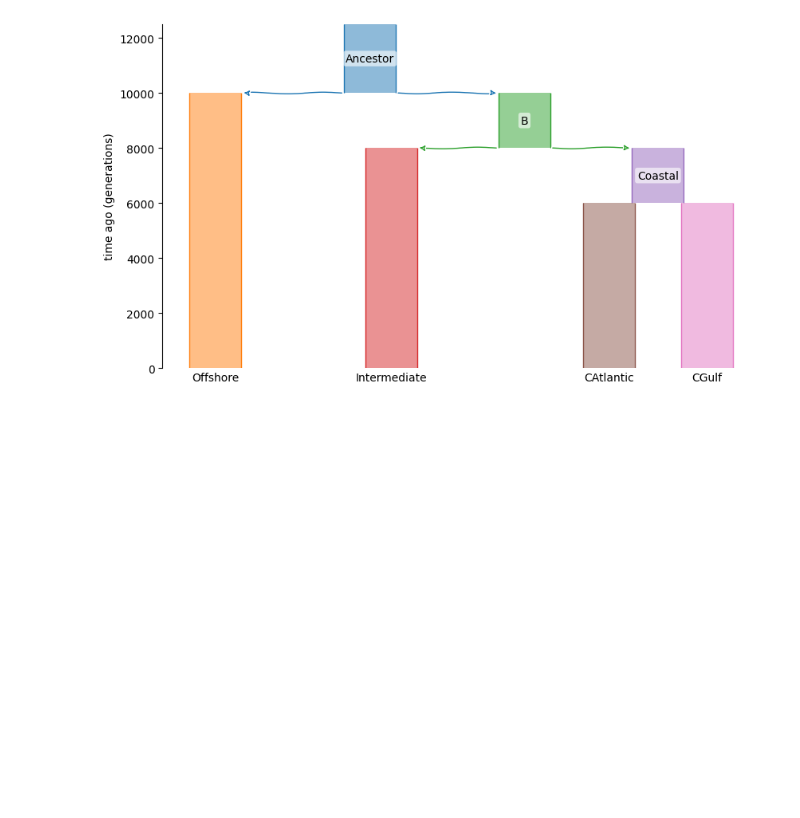
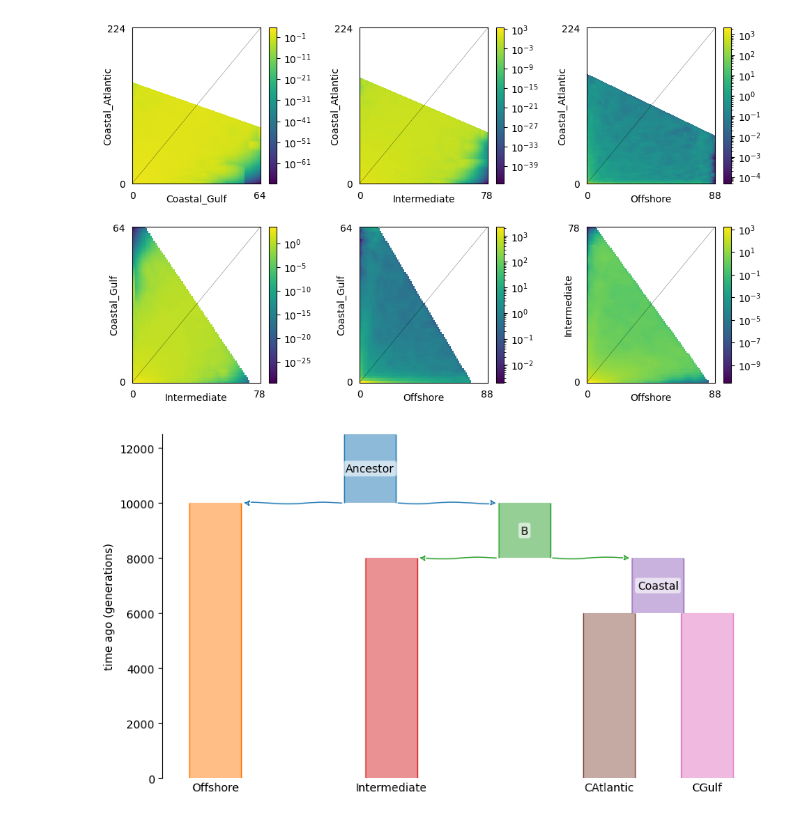
Before and after one commit to rsbrennan-NOAA/SEFSC-MMTD-Tursiops_RAD_popgen, a Jupyter notebook: scripts/demography/moments/moments_01.ipynb, the cells around one changed output. Cells and saved outputs as stored; diff of their text form; code cells hidden in the pictures; blank space fills up the shorter version.

```diff
--- a/scripts/demography/moments/moments_01.ipynb
+++ b/scripts/demography/moments/moments_01.ipynb
@@ -61,2 +8,0 @@ Spectrum([-- 1.1111111111111112 0.6249999999999999 0.4761904761904761
-# %%
-fs = moments.Spectrum(np.ones((5, 5, 5)), pop_ids=["A", "B", "C"])
@@ -100,3 +52,27 @@ data = fs.sample()
+# %%
+
+# List of files
+files = [
+    "/home/rbrennan/Tursiops-RAD-popgen/analysis/moments/fourpop_sfs/dadi/Coastal_Atlantic-Coastal_Gulf.sfs",
+    "/home/rbrennan/Tursiops-RAD-popgen/analysis/moments/fourpop_sfs/dadi/Coastal_Atlantic-Intermediate.sfs",
+    "/home/rbrennan/Tursiops-RAD-popgen/analysis/moments/fourpop_sfs/dadi/Coastal_Atlantic-Offshore.sfs",
+    "/home/rbrennan/Tursiops-RAD-popgen/analysis/moments/fourpop_sfs/dadi/Coastal_Gulf-Intermediate.sfs",
+    "/home/rbrennan/Tursiops-RAD-popgen/analysis/moments/fourpop_sfs/dadi/Coastal_Gulf-Offshore.sfs",
+    "/home/rbrennan/Tursiops-RAD-popgen/analysis/moments/fourpop_sfs/dadi/Intermediate-Offshore.sfs"
+]
+
+# Plot each file one by one
+fig = plt.figure(1, figsize=(10,6))
+fig.clear()
+i=1
+for file in files:
+    fs = moments.Spectrum.from_file(file)
+    ax = fig.add_subplot(2,3,i)
+    moments.Plotting.plot_single_2d_sfs(fs, ax=ax, cmap='viridis')
+    plt.tight_layout(pad=2.0)
+    i = i+1
+# %% [output]
+[figure, added]
 # %%
 ooa_model = "fourpop_01_NoAdmix.yaml"
 
```
Also changed, not shown: parts of 14 cells of this notebook, 6 other files.
